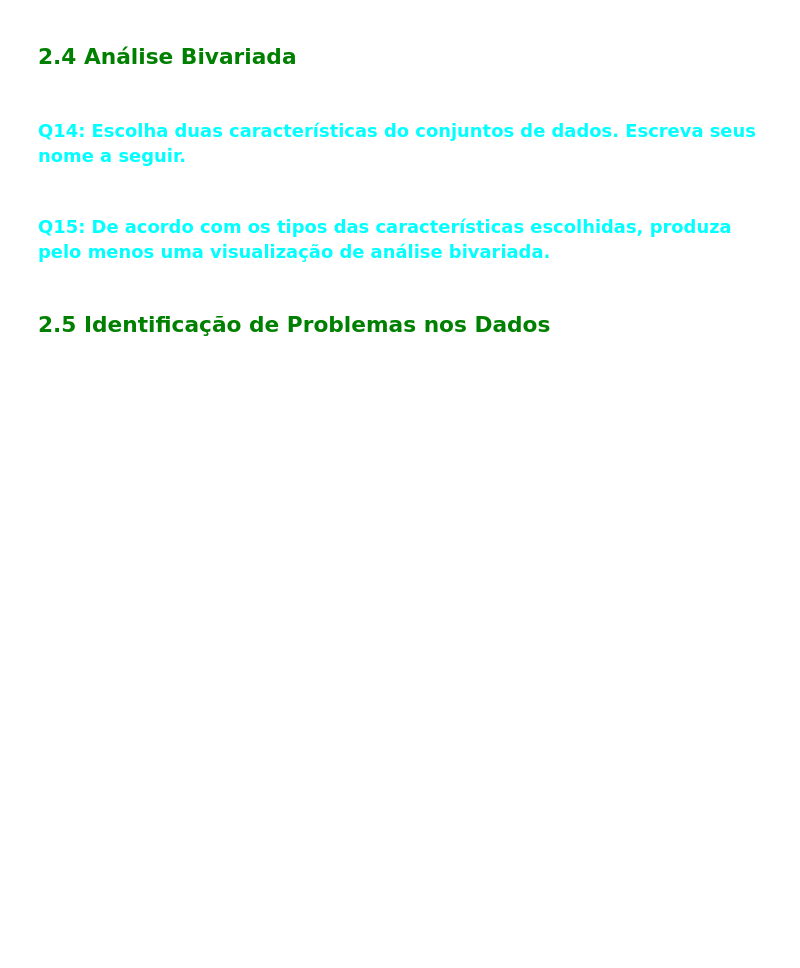
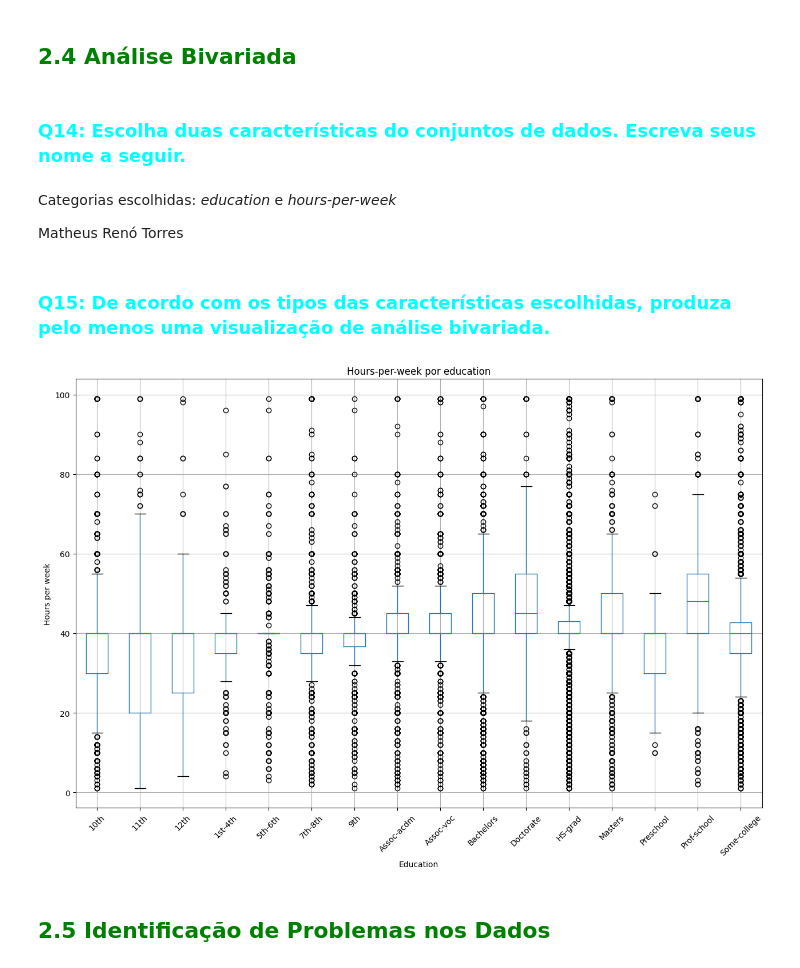
Before and after one commit to RennowT/C318, a Jupyter notebook: C318_2026_1_Atividade_02_1954.ipynb, the cells around one changed output. Cells and saved outputs as stored; diff of their text form; code cells hidden in the pictures; blank space fills up the shorter version.

```diff
--- a/C318_2026_1_Atividade_02_1954.ipynb
+++ b/C318_2026_1_Atividade_02_1954.ipynb
@@ -223,8 +265,22 @@ Amplitude: 73
 ## <font color='green'>**2.4 Análise Bivariada**</font>
 # %% [markdown]
 ### <font color='cyan'> Q14: Escolha duas características do conjuntos de dados. Escreva seus nome a seguir.</font>
+# %% [markdown]
+Categorias escolhidas: _education_ e _hours-per-week_
+
+Matheus Renó Torres
 # %% [markdown]
 ### <font color='cyan'> Q15: De acordo com os tipos das características escolhidas, produza pelo menos uma visualização de análise bivariada.</font>
+# %%
+df.boxplot(column="hours-per-week", by="education", rot=45, figsize=(15, 10))
+
+plt.suptitle("")
+plt.title("Hours-per-week por education")
+plt.xlabel("Education")
+plt.ylabel("Hours per week")
+plt.show()
+# %% [output]
+[figure, added]
 # %% [markdown]
 ## <font color='green'>**2.5 Identificação de Problemas nos Dados**</font>
 # %% [markdown]
```
Also changed, not shown: parts of 4 cells of this notebook.
